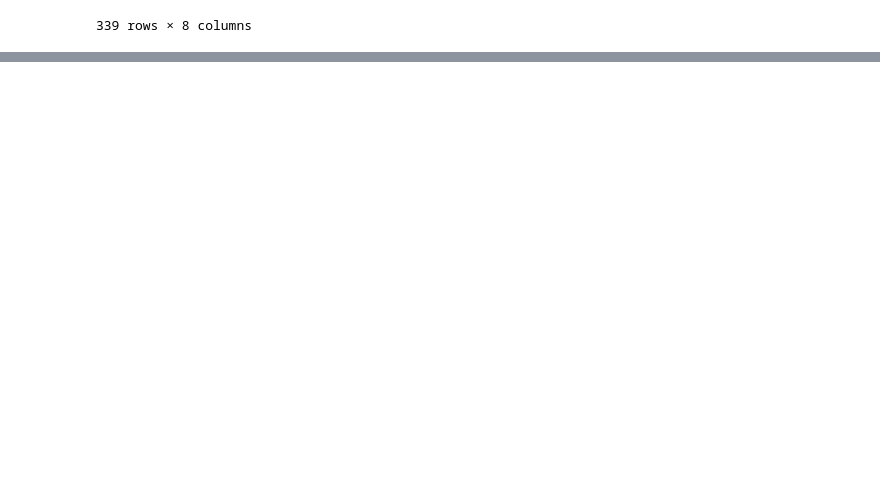
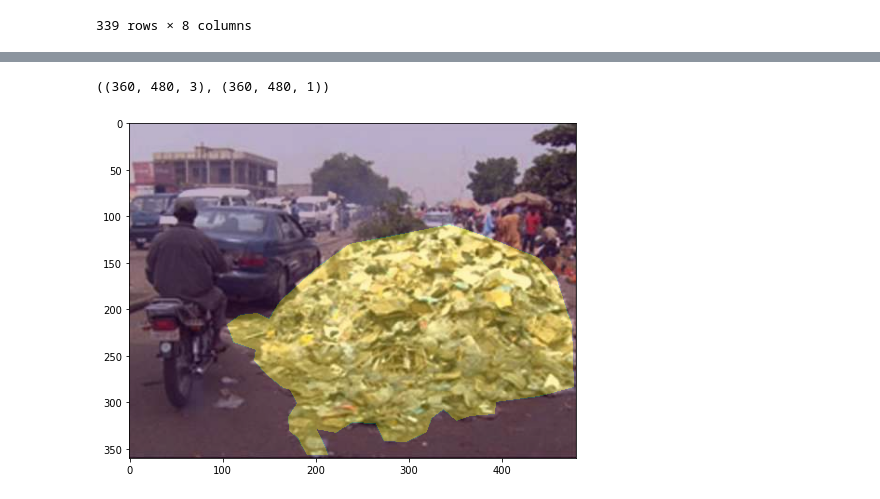
Before and after one commit to ShivamShrirao/GarbageDetectV2, a Jupyter notebook: convert_labels.ipynb, the cells around one changed output, grey strips where cells are left out. Drawn from its saved outputs; the diff is of its cells as text; code cells hidden in the pictures; blank space fills up the shorter version.

```diff
--- a/convert_labels.ipynb
+++ b/convert_labels.ipynb
@@ -50,0 +79,13 @@ with open('labels.pickle', 'wb') as f:
+# %%
+img = cv2.imread(data[0]['imagename'])
+img = cv2.cvtColor(img,cv2.COLOR_BGR2RGB)
+# %%
+mask = np.zeros((data[0]['height'],data[0]['width'],1), dtype=np.uint8)
+# %%
+img.shape,mask.shape
+# %% [output]
+((360, 480, 3), (360, 480, 1))
+# %%
+vector = np.asarray(data[0]['vector'])
+# %%
+mask = cv2.fillPoly(mask, [vector], 1)
@@ -50,0 +94,7 @@ with open('labels.pickle', 'wb') as f:
+# %%
+plt.figure(figsize=(8, 8), frameon=False)
+plt.imshow(img)
+plt.imshow(mask, alpha=0.3)
+plt.show()
+# %% [output]
+[figure, added]
```
Also changed, not shown: parts of 6 cells of this notebook, 1 other file.
